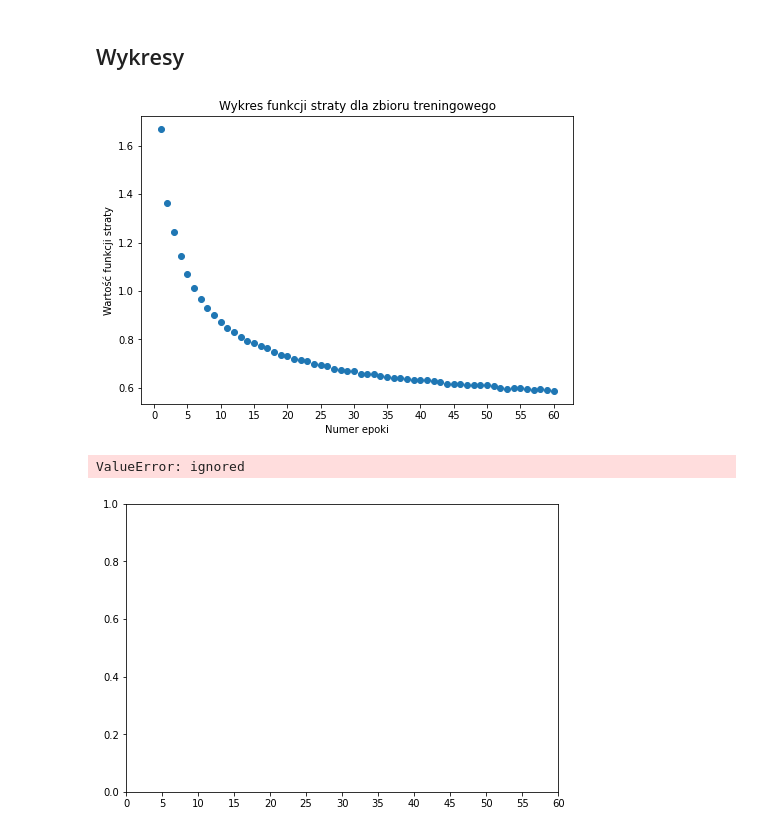
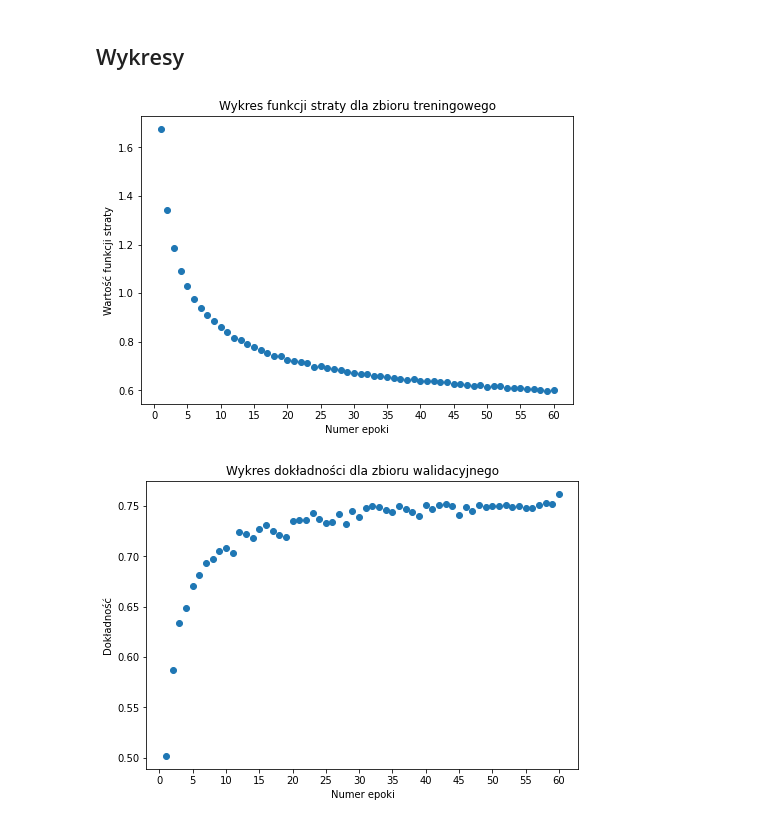
Before and after one commit to gvnbleid/2020-GUM, a Jupyter notebook: MGU_Projekt_2.ipynb, the cells around one changed output. Drawn from its saved outputs; the diff is of its cells as text; code cells hidden in the pictures.

```diff
--- a/MGU_Projekt_2.ipynb
+++ b/MGU_Projekt_2.ipynb
@@ -397,5 +397,5 @@ Accuracy of the network on the 10000 test images: 75.27 %
 # %%
-nb_epoch =  4#@param {type: "integer"}
+nb_epoch =  2#@param {type: "integer"}
 
 for e in range(nb_epoch):
     last_epoch = last_epoch + 1
@@ -516,24 +535,23 @@ plt.xlabel("Numer epoki")
 plt.ylabel("Wartość funkcji straty")
 plt.show()
 # %% [output]
-[figure, old version]
+[figure, new version]
 # %%
 import matplotlib.pyplot as plt
 
-epochs = range(1, last_epoch)
+epochs = range(1, last_epoch + 1)
 
 fig = plt.figure()
 ax = fig.add_axes([0,0,1,1])
 ax.set_xticks(np.arange(0, last_epoch + 1, 5))
 
 plt.scatter(epochs, acc_array)
 plt.title("Wykres dokładności dla zbioru walidacyjnego")
 plt.xlabel("Numer epoki")
 plt.ylabel("Dokładność")
 plt.show()
 # %% [output]
-ValueError: ignored
-[figure, old version]
+[figure, new version]
 # %%
 import copy
 classes = ('plane', 'car', 'bird', 'cat',
```
Also changed, not shown: parts of 8 cells of this notebook.
